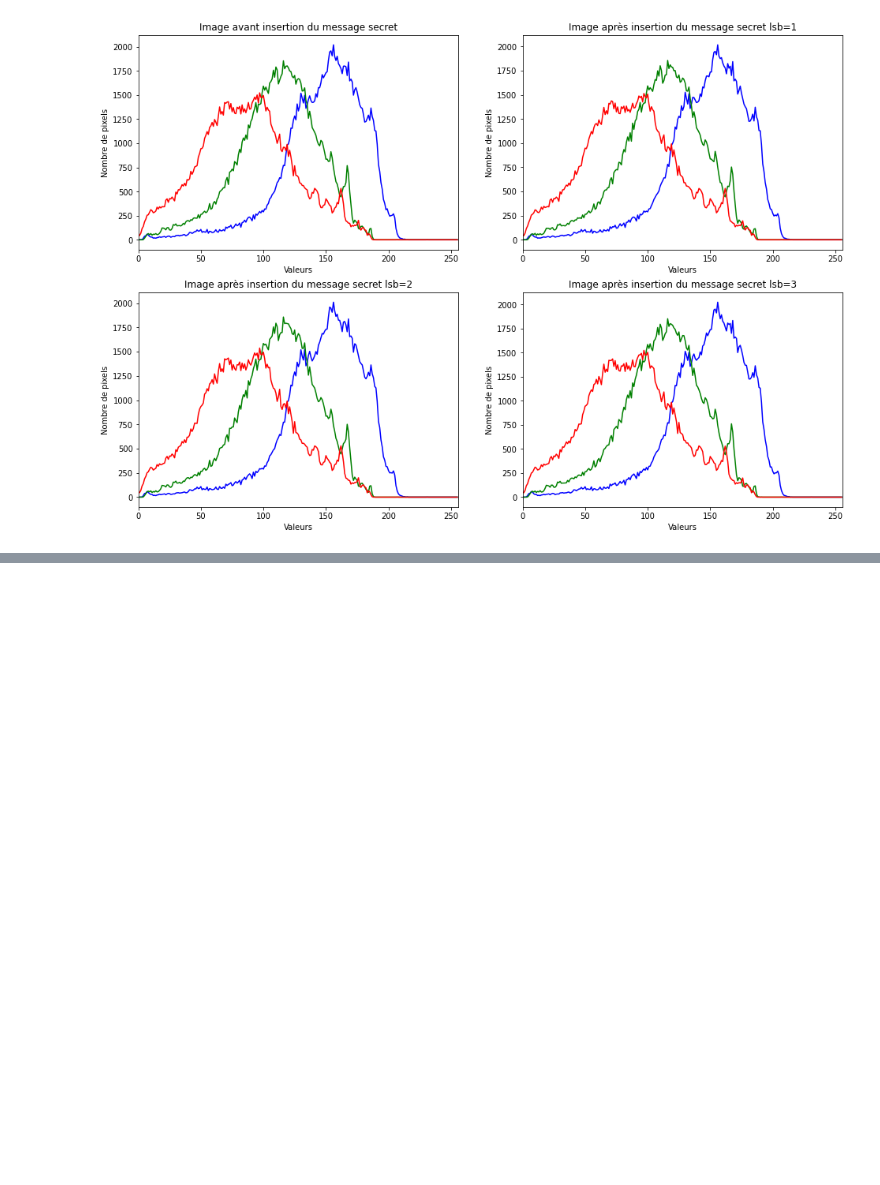
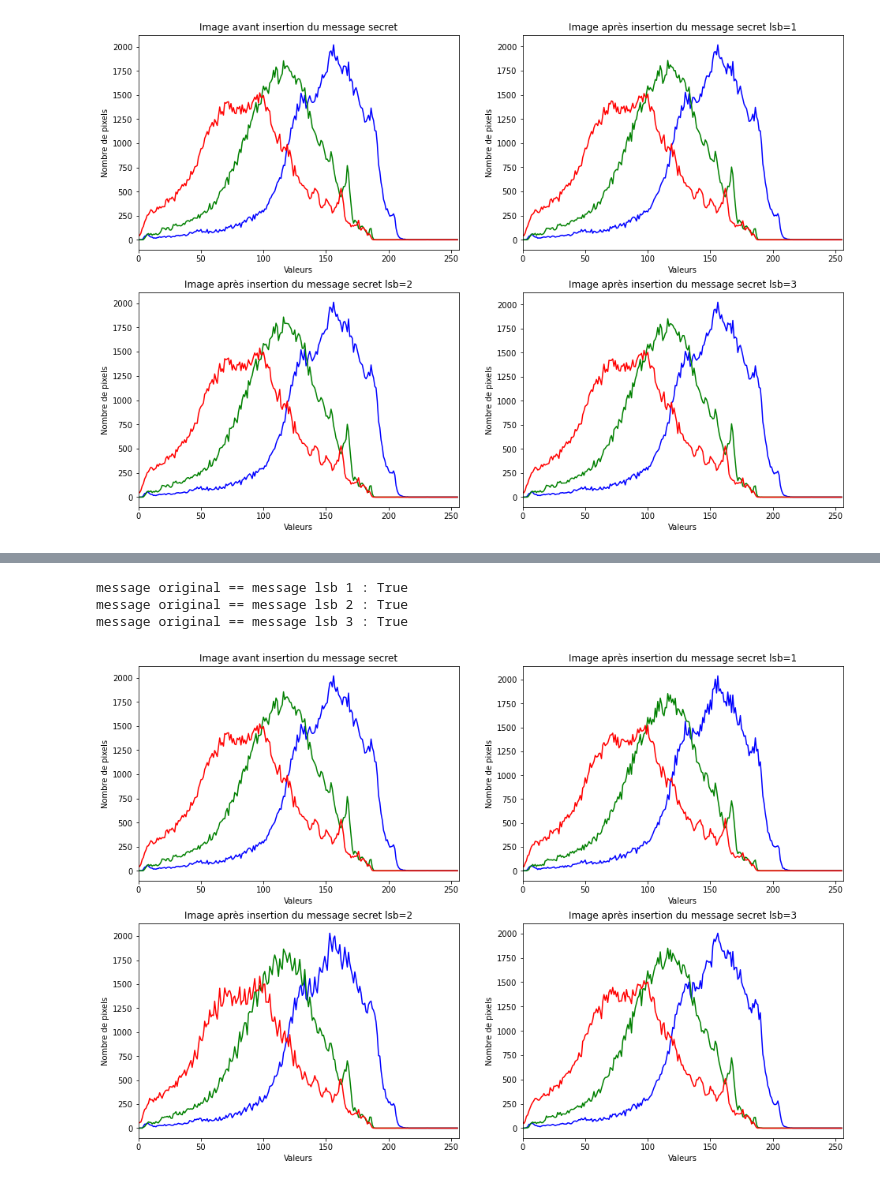
Before and after one commit to lisacsn/Steganographie, a Jupyter notebook: Stegano.ipynb, the cells around one changed output, grey strips where cells are left out. Saved outputs shown, nothing was run; the diff lists cells and outputs as text; code cells hidden in the pictures; blank space fills up the shorter version.

```diff
--- a/Stegano.ipynb
+++ b/Stegano.ipynb
@@ -268,0 +300,20 @@ histogramme(img_encoded_lsb3, "Image après insertion du message secret lsb=3")
+# %%
+print("message original == message lsb 1 :",message_long == secret_message_lsb1)
+print("message original == message lsb 2 :",message_long == secret_message_lsb2)
+print("message original == message lsb 3 :",message_long == secret_message_lsb3)
+# %% [output]
+message original == message lsb 1 : True
+message original == message lsb 2 : True
+message original == message lsb 3 : True
+# %%
+plt.figure(figsize=(16,11))
+plt.subplot(2,2,1)
+histogramme(img, "Image avant insertion du message secret")
+plt.subplot(2,2,2)
+histogramme(img_encoded_lsb1, "Image après insertion du message secret lsb=1")
+plt.subplot(2,2,3)
+histogramme(img_encoded_lsb2, "Image après insertion du message secret lsb=2")
+plt.subplot(2,2,4)
+histogramme(img_encoded_lsb3, "Image après insertion du message secret lsb=3")
+# %% [output]
+[figure, added]
```
Also changed, not shown: parts of 11 cells of this notebook.
